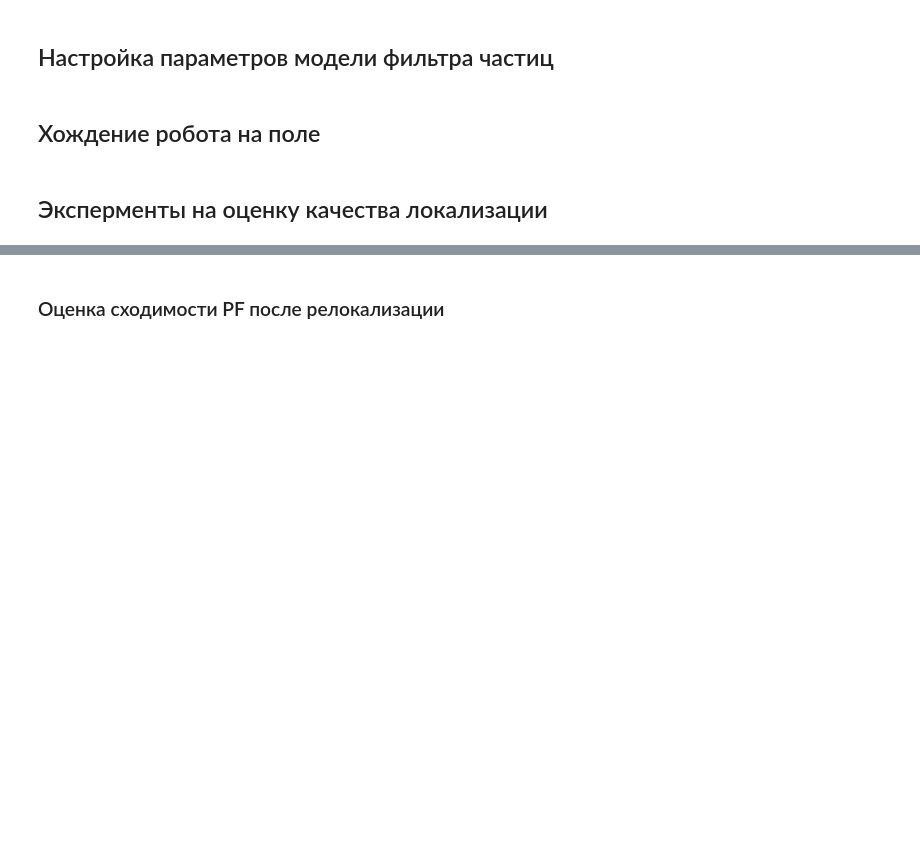
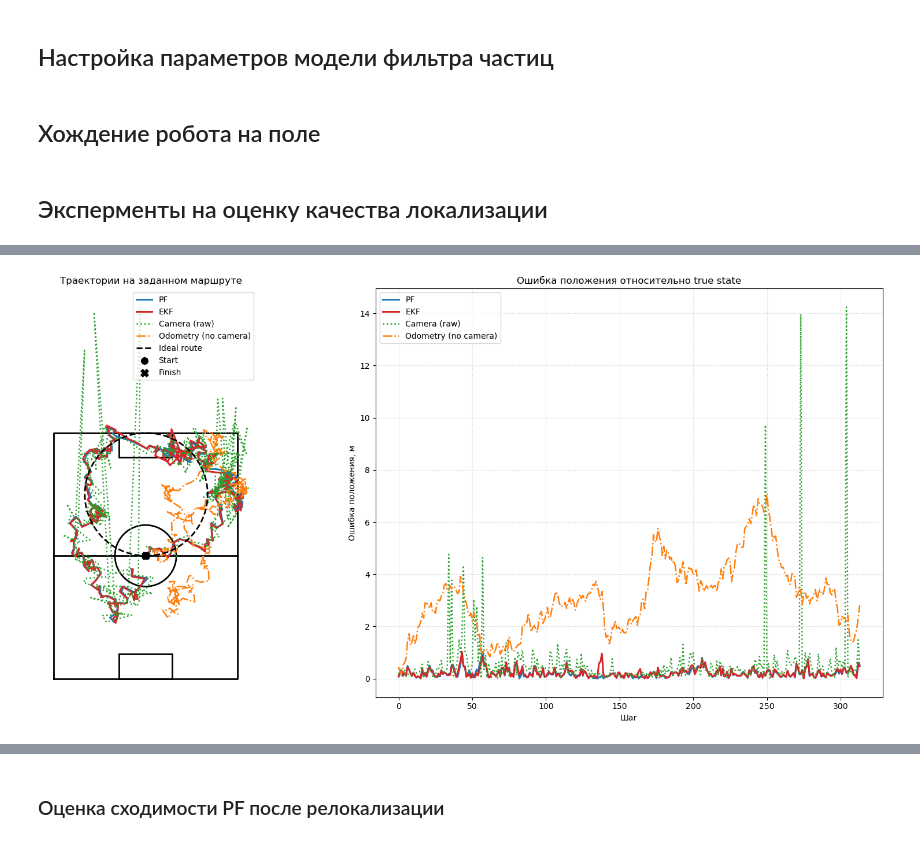
Before and after one commit to PavelKrWork/Monte_Carlo_robot_localization, a Jupyter notebook: experiments/Particle_filter.ipynb, the cells around one changed output, grey strips where cells are left out. Drawn from its saved outputs; the diff is of its cells as text; code cells hidden in the pictures; blank space fills up the shorter version.

Commit message:
Fix PF vs EKF vs odometry vs kamera

```diff
--- a/experiments/Particle_filter.ipynb
+++ b/experiments/Particle_filter.ipynb
@@ -298,0 +213,82 @@ print(np.mean(no_pf_ideal_rmses))
+# %%
+method_styles = {
+    "PF": dict(color="tab:blue", linewidth=2.2),
+    "EKF": dict(color="tab:red", linewidth=2.2),
+    "Camera": dict(color="tab:green", linewidth=1.8, linestyle=":"),
+    "Odometry": dict(color="tab:orange", linewidth=1.8, linestyle="-."),
+}
+
+fig, (ax_route, ax_error) = plt.subplots(
+    1, 2,
+    figsize=(18, 8),
+    gridspec_kw={"width_ratios": [1.15, 1]},
+)
+
+# Траектории на поле
+draw_field(ax_route)
+
+ideal_points = np.array(ideal_trajectory)
+for name in methods:
+    points = np.array(trajectories[name])
+    ax_route.plot(
+        points[:, 0],
+        points[:, 1],
+        label=method_labels[name],
+        **method_styles[name],
+    )
+
+ax_route.plot(
+    ideal_points[:, 0],
+    ideal_points[:, 1],
+    color="black",
+    linestyle="--",
+    linewidth=2,
+    label="Ideal route",
+)
+ax_route.scatter(*ideal_points[0], color="black", s=70, zorder=8, label="Start")
+ax_route.scatter(
+    *ideal_points[-1], color="black", marker="X", s=90, zorder=8, label="Finish"
+)
+
+ax_route.set_title("Траектории на заданном маршруте")
+ax_route.set_aspect("equal")
+ax_route.axis("off")
+ax_route.legend(loc="upper right")
+
+# Ошибка положения по шагам
+for name in methods:
+    ax_error.plot(
+        metrics[name].position_errors,
+        label=method_labels[name],
+        **method_styles[name],
+    )
+
+ax_error.set_title("Ошибка положения относительно true state")
+ax_error.set_xlabel("Шаг")
+ax_error.set_ylabel("Ошибка положения, м")
+ax_error.grid(True, linestyle=":", alpha=0.6)
+ax_error.legend()
+
+plt.tight_layout()
+plt.show()
+
+# Итоговое сравнение точности
+fig, ax = plt.subplots(figsize=(10, 5))
+
+rmse = summary["Position RMSE, м"]
+colors = [method_styles[name]["color"] for name in methods]
+bars = ax.bar(
+    [method_labels[name] for name in methods],
+    [rmse[method_labels[name]] for name in methods],
+    color=colors,
+)
+ax.bar_label(bars, fmt="%.3f", padding=3)
+
+ax.set_ylabel("Position RMSE, м")
+ax.set_title("Сравнение точности локализации (до true state)")
+ax.grid(axis="y", linestyle=":", alpha=0.6)
+
+plt.tight_layout()
+plt.show()
+# %% [output]
+[figure, added]
```
Also changed, not shown: parts of 26 cells of this notebook, 3 other files.
